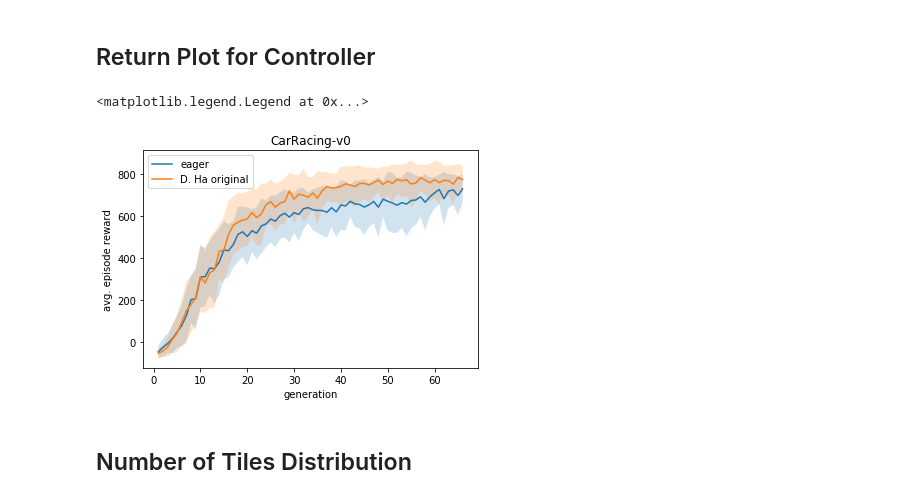
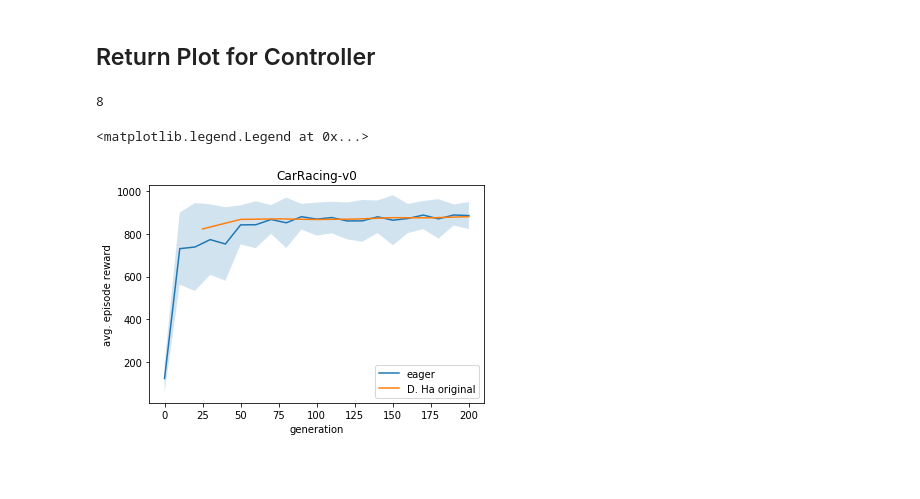
Before and after one commit to zacwellmer/WorldModels, a Jupyter notebook: WorldModels/visualizations.ipynb, the cells around one changed output. Saved outputs shown, nothing was run; the diff lists cells and outputs as text; code cells hidden in the pictures; blank space fills up the shorter version.

```diff
--- a/WorldModels/visualizations.ipynb
+++ b/WorldModels/visualizations.ipynb
@@ -105,0 +230,11 @@ def sim(c, env, vae, is_true_env=False):
+# %%
+import numpy as np
+import os
+import json
+import tensorflow as tf
+import random
+from vae.vae import CVAE
+from controller import make_controller
+from env import make_env
+from utils import PARSER
+args = PARSER.parse_args(['--config_path', 'configs/carracing.config'])
@@ -145,36 +339,43 @@ ani = matplotlib.animation.FuncAnimation(f, function_for_animation, interval=40,
 # %% [markdown]
 ## Return Plot for Controller
 # %%
-eager_filepath = os.path.join('results/eager/log', 'carracing.cma.16.72.hist.json')
-og_filepath = os.path.join('results/og/log', 'carracing.cma.16.64.hist.json')
+eager_filepath = os.path.join('results/{}/{}/log/{}.cma.16.64.eval_hist.json'.format(args.exp_name, args.env_name, args.env_name))
+og_filepath = os.path.join('results/og/log', 'carracing.cma.16.64.hist_best.json')
 with open(eager_filepath, 'r') as f:
   eager_data = json.load(f)
 with open(og_filepath, 'r') as f:
   og_data = json.load(f)
 
 eager_data = np.array(eager_data)
-comparison_len = eager_data.shape[0]
-og_data = np.array(og_data)[:comparison_len]
+og_data = np.array(og_data)
+
+eager_comparison_max = eager_data[-1, 0] # b/c we didnt run for 2k
+og_max_idx = np.sum(np.array(og_data[: ,0],dtype=np.float) <= eager_comparison_max)
+print(og_max_idx)
+
+og_data = np.array(og_data)[:og_max_idx]
+# %% [output]
+8
 # %%
 %matplotlib inline
 
-x = eager_data[:, 0]
-eager_ret = eager_data[:, 2]
-eager_std = eager_data[:, 5]
-og_ret = og_data[:, 2]
-og_std = og_data[:, 5]
+eager_x = eager_data[:, 0]
+eager_ret = eager_data[:, 1]
+eager_std = eager_data[:, 2]
+
+og_x = np.array(og_data[:, 0], dtype=np.float)
+og_ret = np.array(og_data[:, 5], dtype=np.float)
+# don't have access to standard deviation of the og evaluation
 
 plt.figure()
-plt.plot(x, eager_ret)
+plt.plot(eager_x, eager_ret)
 plt.fill_between(x, eager_ret-eager_std, eager_ret+eager_std, alpha=0.2)
-plt.plot(og_data[:, 0], og_data[:, 2])
-plt.fill_between(x, og_ret-og_std, og_ret+og_std, alpha=0.2)
+plt.plot(og_x, og_ret)
+
 plt.title('CarRacing-v0')
 plt.ylabel('avg. episode reward')
 plt.xlabel('generation')
 plt.legend(['eager', 'D. Ha original'])
 # %% [output]
 <matplotlib.legend.Legend at 0x...>
-[figure, old version]
+[figure, new version]
-# %% [markdown]
-## Number of Tiles Distribution
```
Also changed, not shown: parts of 38 cells of this notebook, 51 other files.
